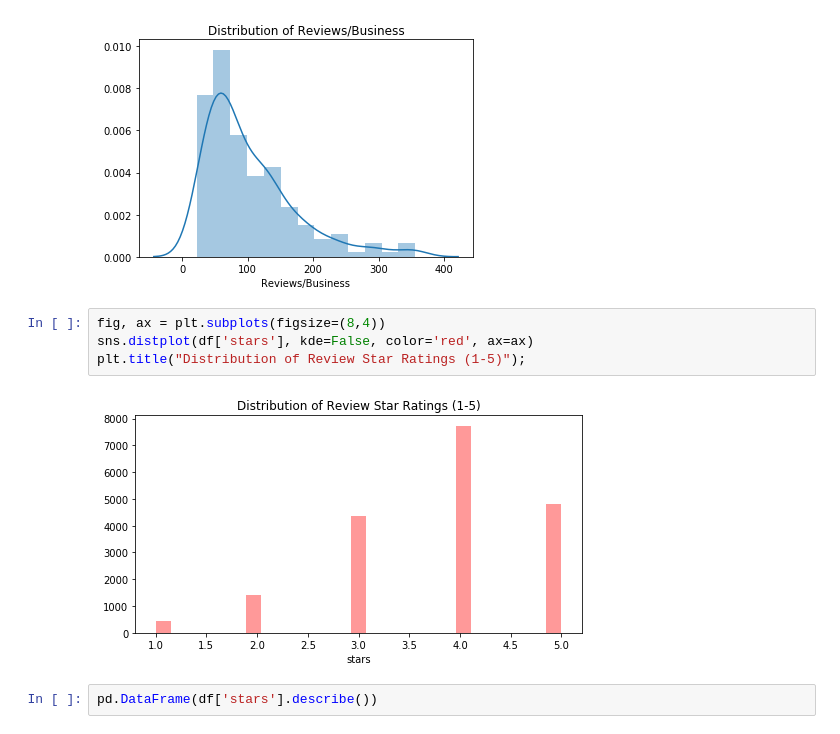
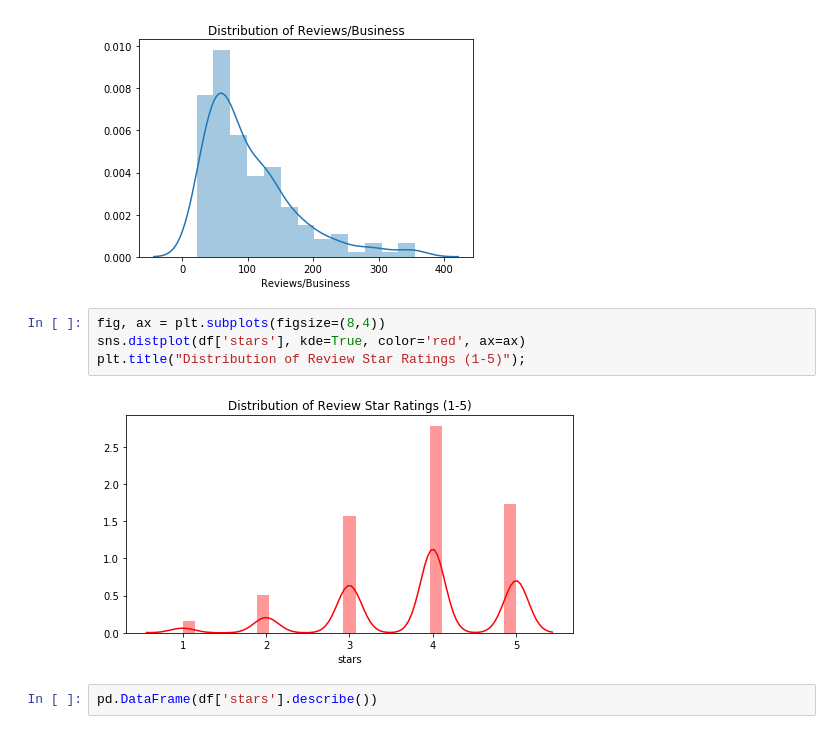
Before and after one commit to njcunningham/Yelp_Recommender, a Jupyter notebook: Recommendation_Outline.ipynb, the cells around one changed output. Saved outputs shown, nothing was run; the diff lists cells and outputs as text.

```diff
--- a/Recommendation_Outline.ipynb
+++ b/Recommendation_Outline.ipynb
@@ -306,10 +316,10 @@ plt.title("Distribution of Reviews/Business");
 [figure]
 # %%
 fig, ax = plt.subplots(figsize=(8,4))
-sns.distplot(df['stars'], kde=False, color='red', ax=ax)
+sns.distplot(df['stars'], kde=True, color='red', ax=ax)
 plt.title("Distribution of Review Star Ratings (1-5)");
 # %% [output]
-[figure, old version]
+[figure, new version]
 # %%
 pd.DataFrame(df['stars'].describe())
 # %% [output]
```
Also changed, not shown: parts of 5 cells of this notebook.
